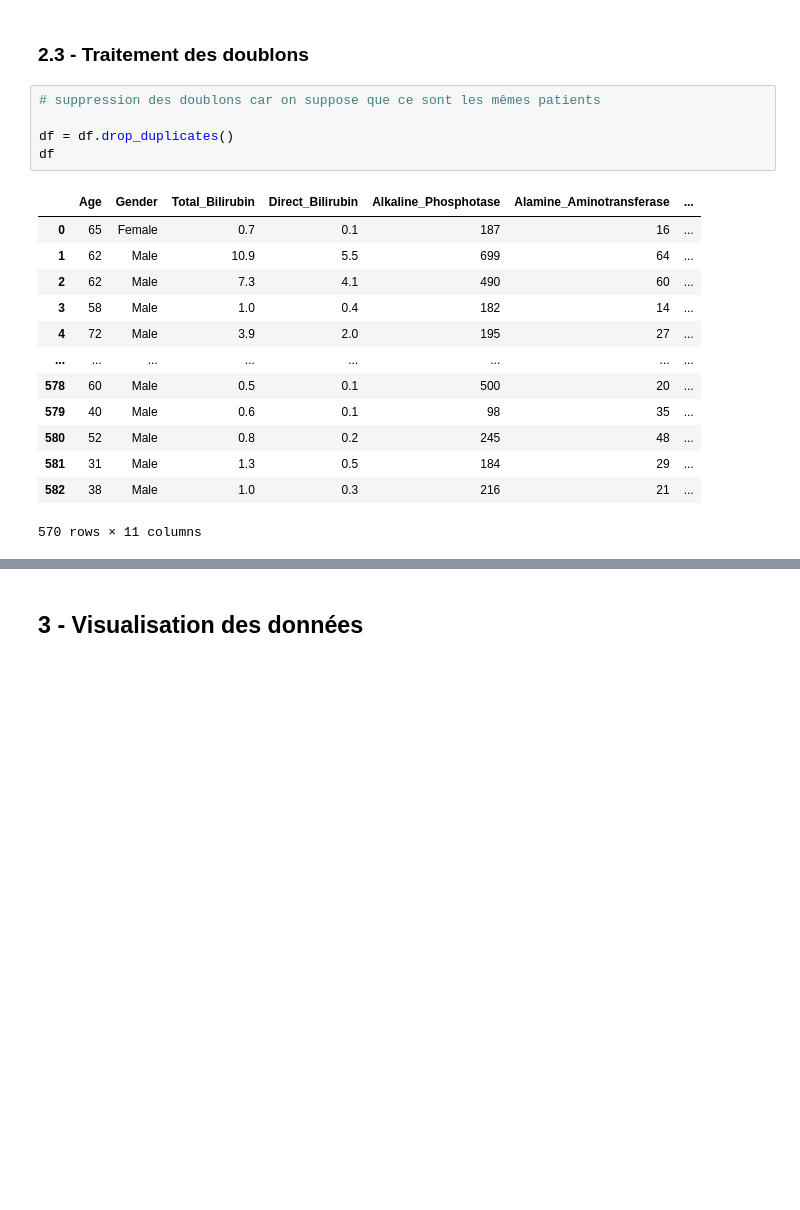
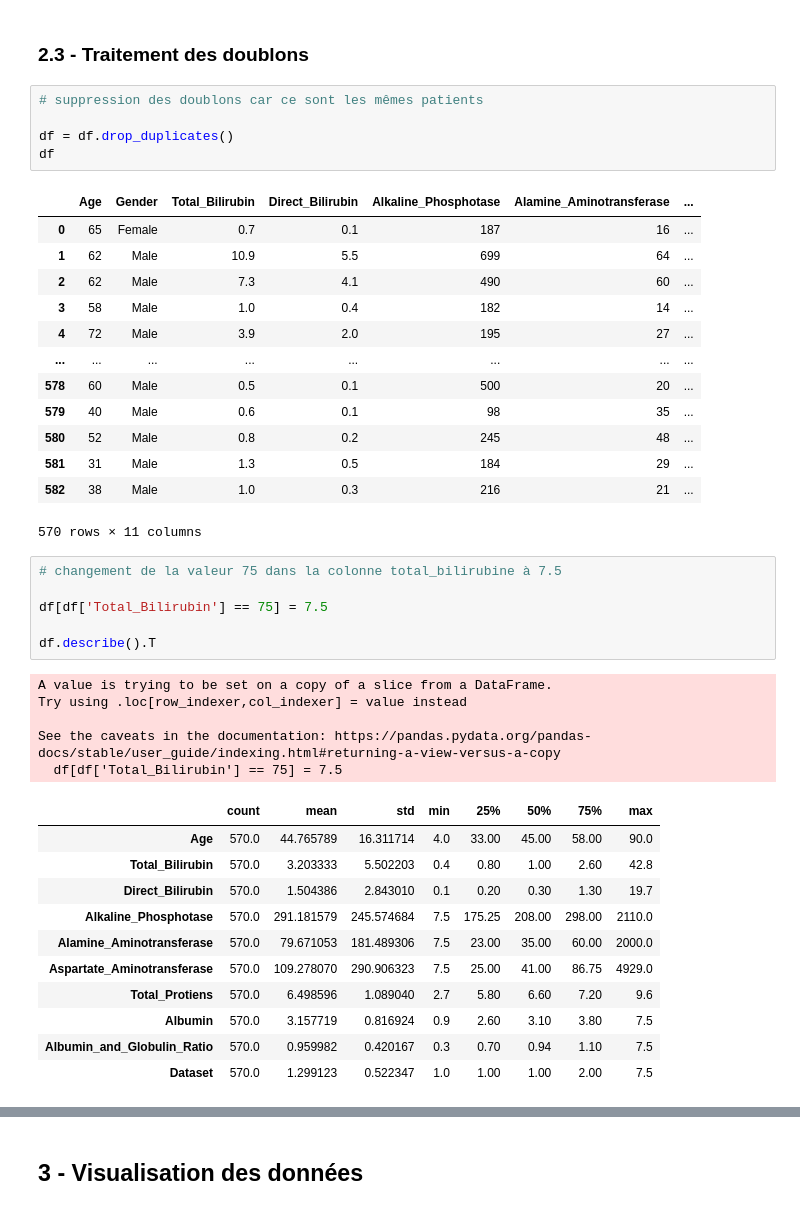
Before and after one commit to Dim2960/semiology_AI, a Jupyter notebook: foie_folder/cleaning_foie.ipynb, the cells around one changed output, grey strips where cells are left out. Saved outputs shown, nothing was run; the diff lists cells and outputs as text; blank space fills up the shorter version.

```diff
--- a/foie_folder/cleaning_foie.ipynb
+++ b/foie_folder/cleaning_foie.ipynb
@@ -220,7 +230,7 @@ dtype: int64
 # %% [markdown]
 ### 2.3 - Traitement des doublons
 # %%
-# suppression des doublons car on suppose que ce sont les mêmes patients
+# suppression des doublons car ce sont les mêmes patients
 
 df = df.drop_duplicates()
 df
@@ -238,3 +248,26 @@ df
 | 581 | 31 | Male | 1.3 | 0.5 | 184 | 29 | ... |
 | 582 | 38 | Male | 1.0 | 0.3 | 216 | 21 | ... |
 570 rows × 11 columns
+# %%
+# changement de la valeur 75 dans la colonne total_bilirubine à 7.5
+
+df[df['Total_Bilirubin'] == 75] = 7.5
+
+df.describe().T
+# %% [output]
+A value is trying to be set on a copy of a slice from a DataFrame.
+Try using .loc[row_indexer,col_indexer] = value instead
+
+See the caveats in the documentation: https://pandas.pydata.org/pandas-docs/stable/user_guide/indexing.html#returning-a-view-versus-a-copy
+  df[df['Total_Bilirubin'] == 75] = 7.5
+|  | count | mean | std | min | 25% | 50% | 75% | max |
+| Age | 570.0 | 44.765789 | 16.311714 | 4.0 | 33.00 | 45.00 | 58.00 | 90.0 |
+| Total_Bilirubin | 570.0 | 3.203333 | 5.502203 | 0.4 | 0.80 | 1.00 | 2.60 | 42.8 |
+| Direct_Bilirubin | 570.0 | 1.504386 | 2.843010 | 0.1 | 0.20 | 0.30 | 1.30 | 19.7 |
+| Alkaline_Phosphotase | 570.0 | 291.181579 | 245.574684 | 7.5 | 175.25 | 208.00 | 298.00 | 2110.0 |
+| Alamine_Aminotransferase | 570.0 | 79.671053 | 181.489306 | 7.5 | 23.00 | 35.00 | 60.00 | 2000.0 |
+| Aspartate_Aminotransferase | 570.0 | 109.278070 | 290.906323 | 7.5 | 25.00 | 41.00 | 86.75 | 4929.0 |
+| Total_Protiens | 570.0 | 6.498596 | 1.089040 | 2.7 | 5.80 | 6.60 | 7.20 | 9.6 |
+| Albumin | 570.0 | 3.157719 | 0.816924 | 0.9 | 2.60 | 3.10 | 3.80 | 7.5 |
+| Albumin_and_Globulin_Ratio | 570.0 | 0.959982 | 0.420167 | 0.3 | 0.70 | 0.94 | 1.10 | 7.5 |
+| Dataset | 570.0 | 1.299123 | 0.522347 | 1.0 | 1.00 | 1.00 | 2.00 | 7.5 |
```
Also changed, not shown: parts of 4 cells of this notebook.
